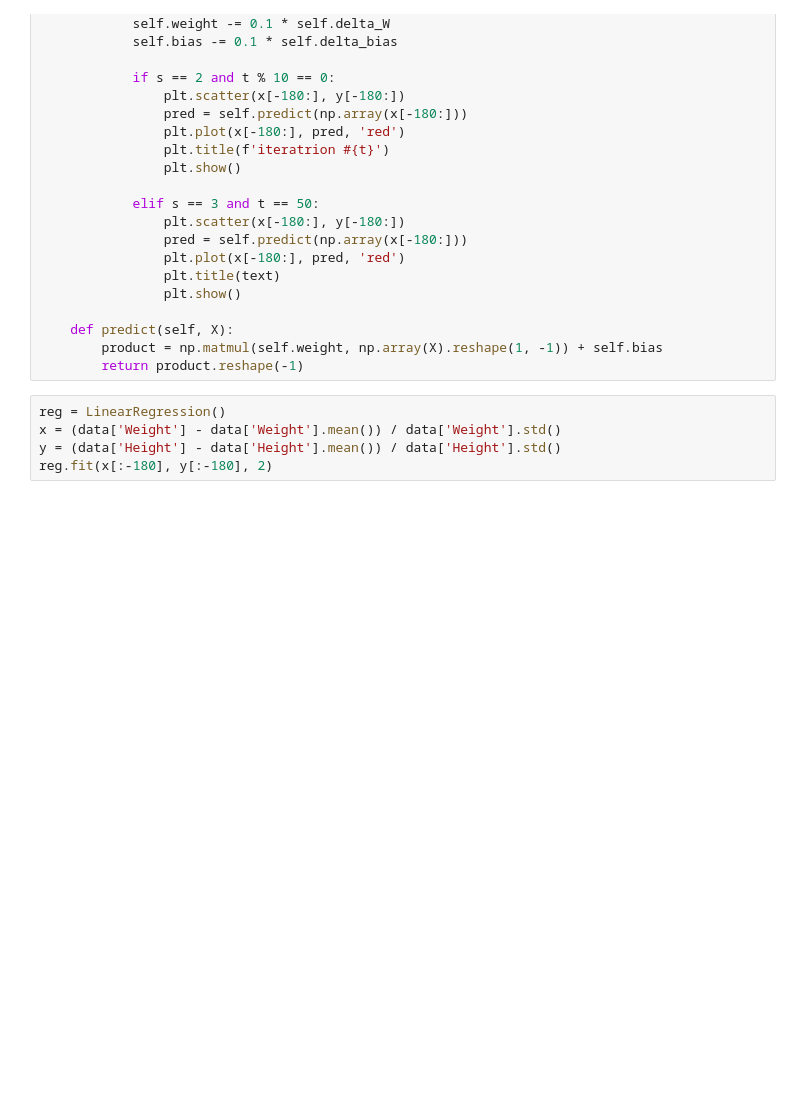
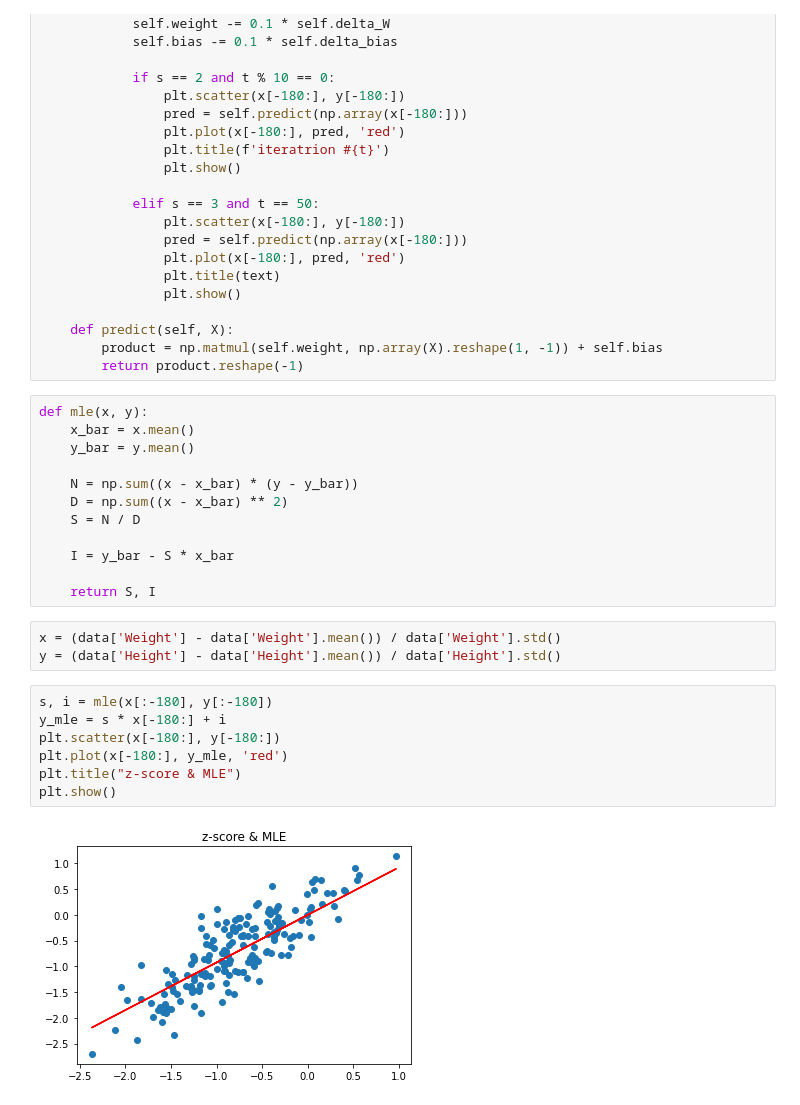
Before and after one commit to Tringles/2022-1-ML, a Jupyter notebook: week9/[HW]Week9_12171697_정종민.ipynb, the cells around one changed output. Saved outputs shown, nothing was run; the diff lists cells and outputs as text; blank space fills up the shorter version.

```diff
--- a/week9/[HW]Week9_12171697_정종민.ipynb
+++ b/week9/[HW]Week9_12171697_정종민.ipynb
@@ -62,8 +62,27 @@ class LinearRegression:
 	def predict(self, X):
 		product = np.matmul(self.weight, np.array(X).reshape(1, -1)) + self.bias
 		return product.reshape(-1)
+# %%
+def mle(x, y):
+	x_bar = x.mean()
+	y_bar = y.mean()
+
+	N = np.sum((x - x_bar) * (y - y_bar))
+	D = np.sum((x - x_bar) ** 2)
+	S = N / D
+
+	I = y_bar - S * x_bar
+
+	return S, I
 # %%
-reg = LinearRegression()
 x = (data['Weight'] - data['Weight'].mean()) / data['Weight'].std()
 y = (data['Height'] - data['Height'].mean()) / data['Height'].std()
-reg.fit(x[:-180], y[:-180], 2)
+# %%
+s, i = mle(x[:-180], y[:-180])
+y_mle = s * x[-180:] + i
+plt.scatter(x[-180:], y[-180:])
+plt.plot(x[-180:], y_mle, 'red')
+plt.title("z-score & MLE")
+plt.show()
+# %% [output]
+[figure, added]
```
Also changed, not shown: parts of 2 cells of this notebook.
